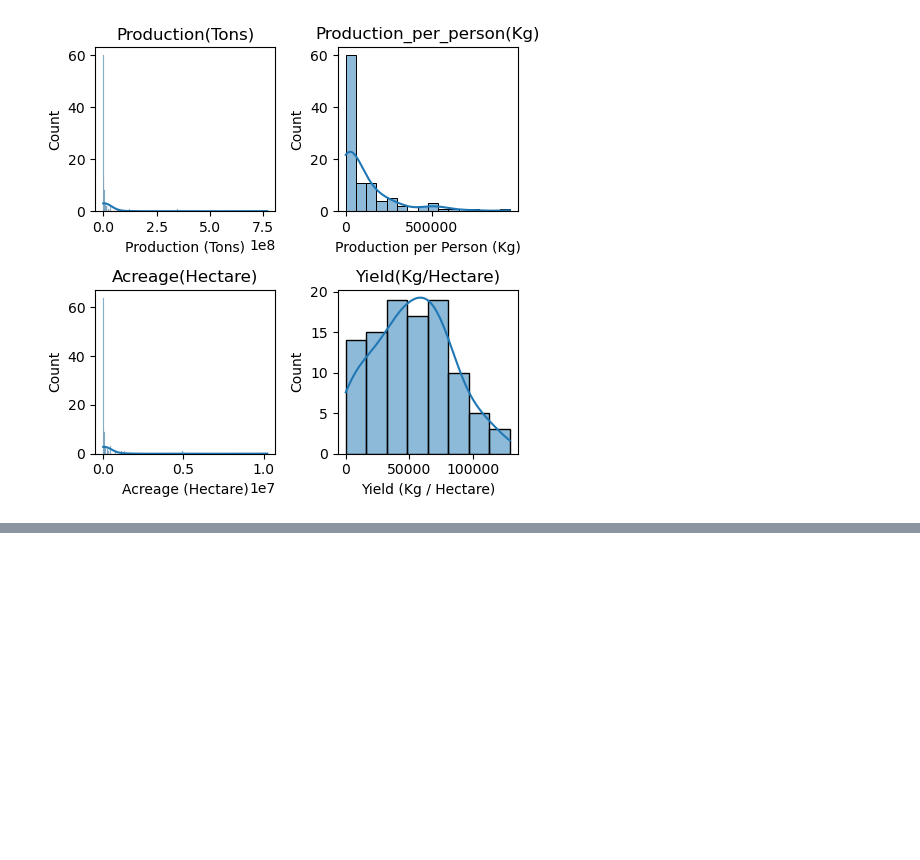
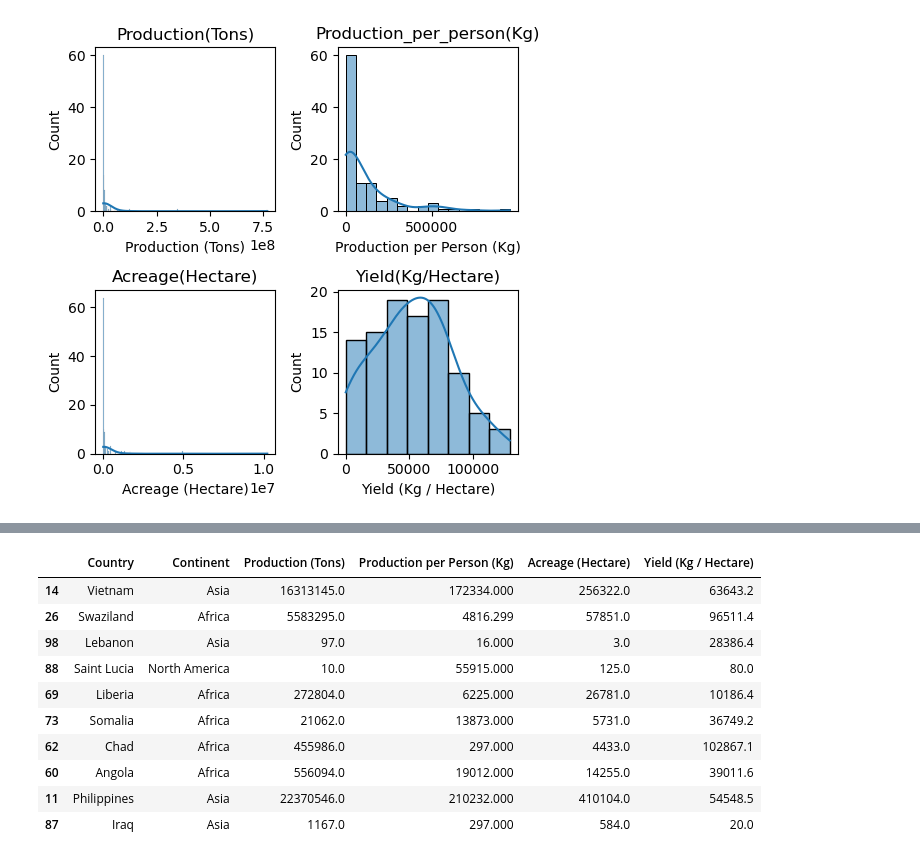
Before and after one commit to Sameershrinath/5th_sem, a Jupyter notebook: PYTHON/DATA_SCIENCE/Data_analysis01.ipynb, the cells around one changed output, grey strips where cells are left out. Drawn from its saved outputs; the diff is of its cells as text; code cells hidden in the pictures; blank space fills up the shorter version.

```diff
--- a/PYTHON/DATA_SCIENCE/Data_analysis01.ipynb
+++ b/PYTHON/DATA_SCIENCE/Data_analysis01.ipynb
@@ -176,0 +189,14 @@ plt.show()
+# %%
+df.sample(10)
+# %% [output]
+|  | Country | Continent | Production (Tons) | Production per Person (Kg) | Acreage (Hectare) | Yield (Kg / Hectare) |
+| 14 | Vietnam | Asia | 16313145.0 | 172334.000 | 256322.0 | 63643.2 |
+| 26 | Swaziland | Africa | 5583295.0 | 4816.299 | 57851.0 | 96511.4 |
+| 98 | Lebanon | Asia | 97.0 | 16.000 | 3.0 | 28386.4 |
+| 88 | Saint Lucia | North America | 10.0 | 55915.000 | 125.0 | 80.0 |
+| 69 | Liberia | Africa | 272804.0 | 6225.000 | 26781.0 | 10186.4 |
+| 73 | Somalia | Africa | 21062.0 | 13873.000 | 5731.0 | 36749.2 |
+| 62 | Chad | Africa | 455986.0 | 297.000 | 4433.0 | 102867.1 |
+| 60 | Angola | Africa | 556094.0 | 19012.000 | 14255.0 | 39011.6 |
+| 11 | Philippines | Asia | 22370546.0 | 210232.000 | 410104.0 | 54548.5 |
+| 87 | Iraq | Asia | 1167.0 | 297.000 | 584.0 | 20.0 |
```
Also changed, not shown: parts of 1 cell of this notebook.
